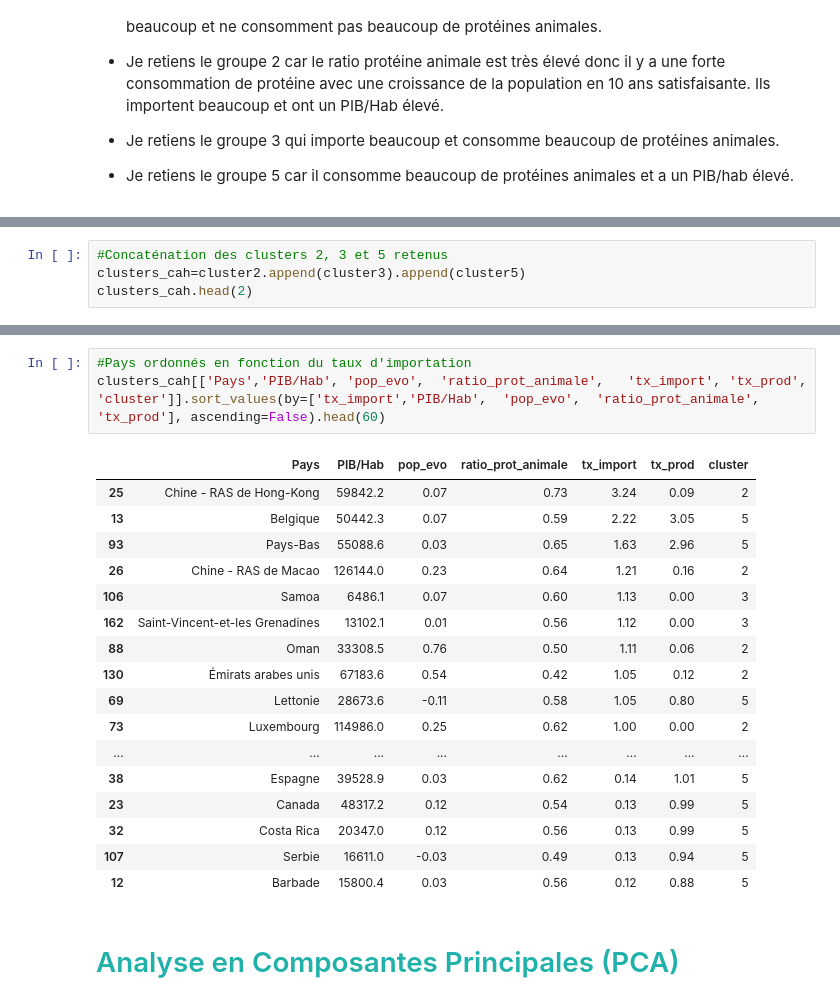
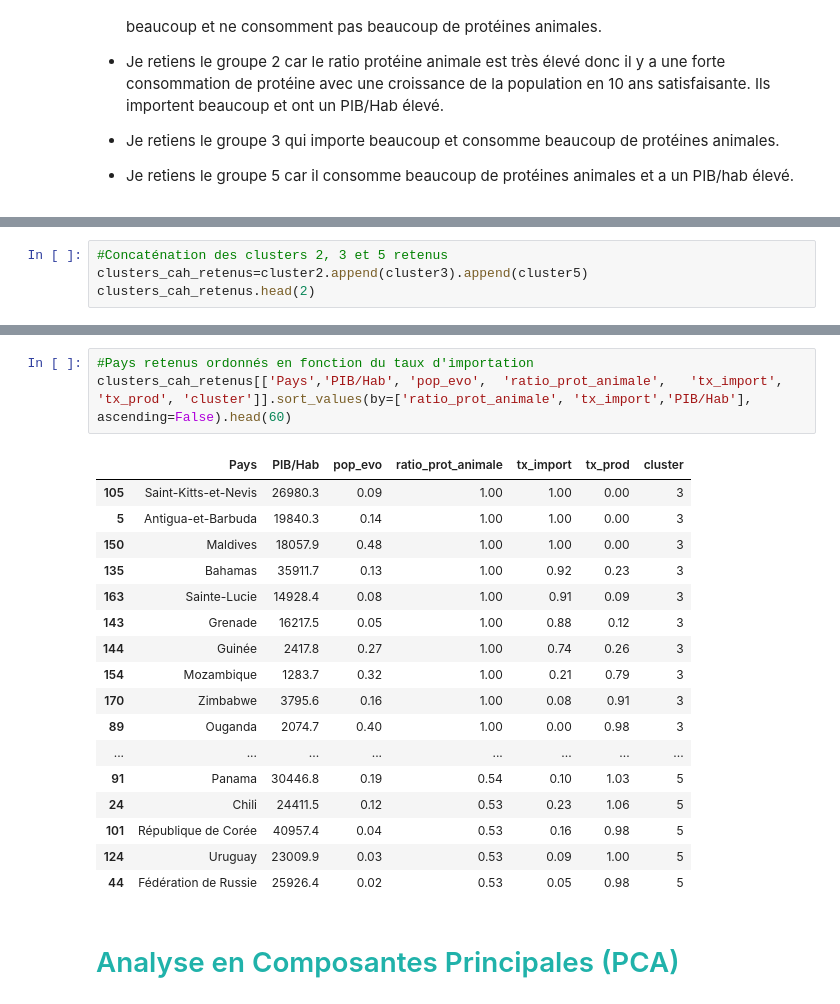
Before and after one commit to Randasabag/Etude-de-march-de-la-poule-qui-chante-avec-Python, a Jupyter notebook: projet9V1.ipynb, the cells around one changed output, grey strips where cells are left out. Drawn from its saved outputs; the diff is of its cells as text.

```diff
--- a/projet9V1.ipynb
+++ b/projet9V1.ipynb
@@ -1711,8 +1722,8 @@ Cluster 3 : ['Antigua-et-Barbuda' 'Dominique' 'Ouganda' 'Polynésie française'
 Cluster 6 : []
 # %%
 #Concaténation des clusters 2, 3 et 5 retenus
-clusters_cah=cluster2.append(cluster3).append(cluster5)
-clusters_cah.head(2)
+clusters_cah_retenus=cluster2.append(cluster3).append(cluster5)
+clusters_cah_retenus.head(2)
 # %% [output]
 |  | Pays | Disponibilité alimentaire | PIB/Hab | pop_evo | ratio_prot_animale | tx_import | tx_prod | cluster |
 | 6 | Arabie saoudite | 43.36 | 47306.2 | 0.31 | 0.39 | 0.50 | 0.43 | 2 |
@@ -1723,26 +1734,26 @@ clusters_cah.shape
 # %% [output]
 (85, 8)
 # %%
-#Pays ordonnés en fonction du taux d'importation
-clusters_cah[['Pays','PIB/Hab',	'pop_evo',	'ratio_prot_animale',	'tx_import', 'tx_prod', 'cluster']].sort_values(by=['tx_import','PIB/Hab',	'pop_evo',	'ratio_prot_animale',	'tx_prod'], ascending=False).head(60)
+#Pays retenus ordonnés en fonction du taux d'importation
+clusters_cah_retenus[['Pays','PIB/Hab',	'pop_evo',	'ratio_prot_animale',	'tx_import', 'tx_prod', 'cluster']].sort_values(by=['ratio_prot_animale', 'tx_import','PIB/Hab'], ascending=False).head(60)
 # %% [output]
 |  | Pays | PIB/Hab | pop_evo | ratio_prot_animale | tx_import | tx_prod | cluster |
-| 25 | Chine - RAS de Hong-Kong | 59842.2 | 0.07 | 0.73 | 3.24 | 0.09 | 2 |
-| 13 | Belgique | 50442.3 | 0.07 | 0.59 | 2.22 | 3.05 | 5 |
-| 93 | Pays-Bas | 55088.6 | 0.03 | 0.65 | 1.63 | 2.96 | 5 |
-| 26 | Chine - RAS de Macao | 126144.0 | 0.23 | 0.64 | 1.21 | 0.16 | 2 |
-| 106 | Samoa | 6486.1 | 0.07 | 0.60 | 1.13 | 0.00 | 3 |
-| 162 | Saint-Vincent-et-les Grenadines | 13102.1 | 0.01 | 0.56 | 1.12 | 0.00 | 3 |
-| 88 | Oman | 33308.5 | 0.76 | 0.50 | 1.11 | 0.06 | 2 |
-| 130 | Émirats arabes unis | 67183.6 | 0.54 | 0.42 | 1.05 | 0.12 | 2 |
-| 69 | Lettonie | 28673.6 | -0.11 | 0.58 | 1.05 | 0.80 | 5 |
-| 73 | Luxembourg | 114986.0 | 0.25 | 0.62 | 1.00 | 0.00 | 2 |
+| 105 | Saint-Kitts-et-Nevis | 26980.3 | 0.09 | 1.00 | 1.00 | 0.00 | 3 |
+| 5 | Antigua-et-Barbuda | 19840.3 | 0.14 | 1.00 | 1.00 | 0.00 | 3 |
+| 150 | Maldives | 18057.9 | 0.48 | 1.00 | 1.00 | 0.00 | 3 |
+| 135 | Bahamas | 35911.7 | 0.13 | 1.00 | 0.92 | 0.23 | 3 |
+| 163 | Sainte-Lucie | 14928.4 | 0.08 | 1.00 | 0.91 | 0.09 | 3 |
+| 143 | Grenade | 16217.5 | 0.05 | 1.00 | 0.88 | 0.12 | 3 |
+| 144 | Guinée | 2417.8 | 0.27 | 1.00 | 0.74 | 0.26 | 3 |
+| 154 | Mozambique | 1283.7 | 0.32 | 1.00 | 0.21 | 0.79 | 3 |
+| 170 | Zimbabwe | 3795.6 | 0.16 | 1.00 | 0.08 | 0.91 | 3 |
+| 89 | Ouganda | 2074.7 | 0.40 | 1.00 | 0.00 | 0.98 | 3 |
 | ... | ... | ... | ... | ... | ... | ... | ... |
-| 38 | Espagne | 39528.9 | 0.03 | 0.62 | 0.14 | 1.01 | 5 |
-| 23 | Canada | 48317.2 | 0.12 | 0.54 | 0.13 | 0.99 | 5 |
-| 32 | Costa Rica | 20347.0 | 0.12 | 0.56 | 0.13 | 0.99 | 5 |
-| 107 | Serbie | 16611.0 | -0.03 | 0.49 | 0.13 | 0.94 | 5 |
-| 12 | Barbade | 15800.4 | 0.03 | 0.56 | 0.12 | 0.88 | 5 |
+| 91 | Panama | 30446.8 | 0.19 | 0.54 | 0.10 | 1.03 | 5 |
+| 24 | Chili | 24411.5 | 0.12 | 0.53 | 0.23 | 1.06 | 5 |
+| 101 | République de Corée | 40957.4 | 0.04 | 0.53 | 0.16 | 0.98 | 5 |
+| 124 | Uruguay | 23009.9 | 0.03 | 0.53 | 0.09 | 1.00 | 5 |
+| 44 | Fédération de Russie | 25926.4 | 0.02 | 0.53 | 0.05 | 0.98 | 5 |
 # %% [markdown]
 # <a name="C20"><font color='LightSeaGreen'>Analyse en Composantes Principales (PCA)</font></a>
 # %%
```
Also changed, not shown: parts of 39 cells of this notebook.
